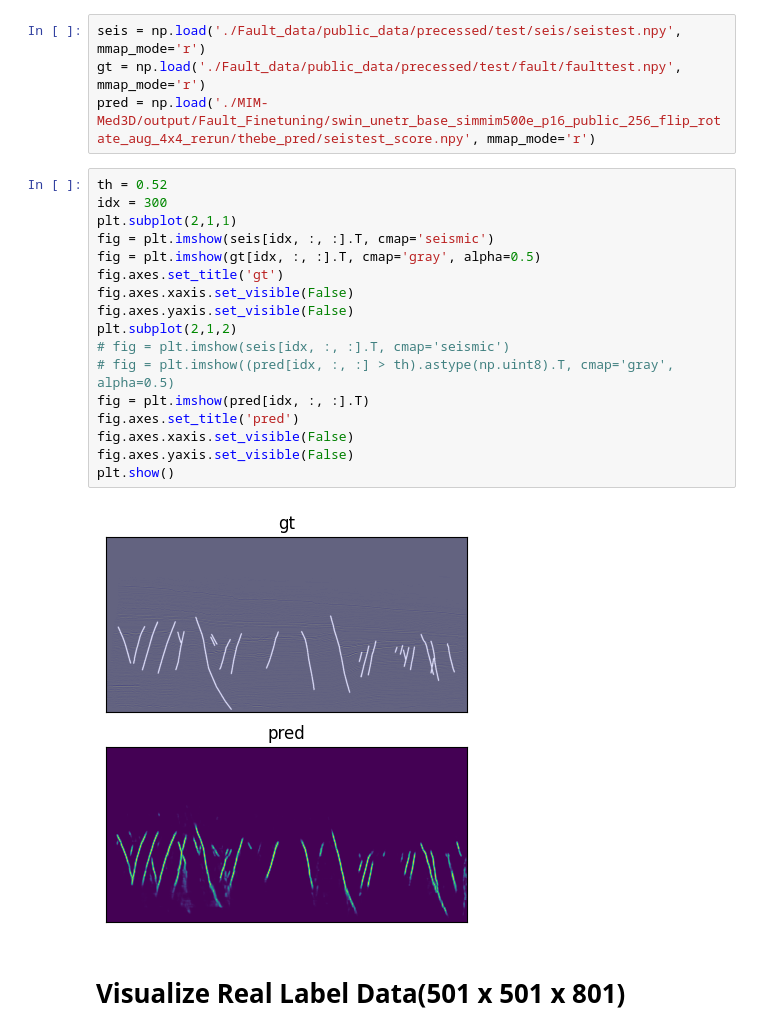
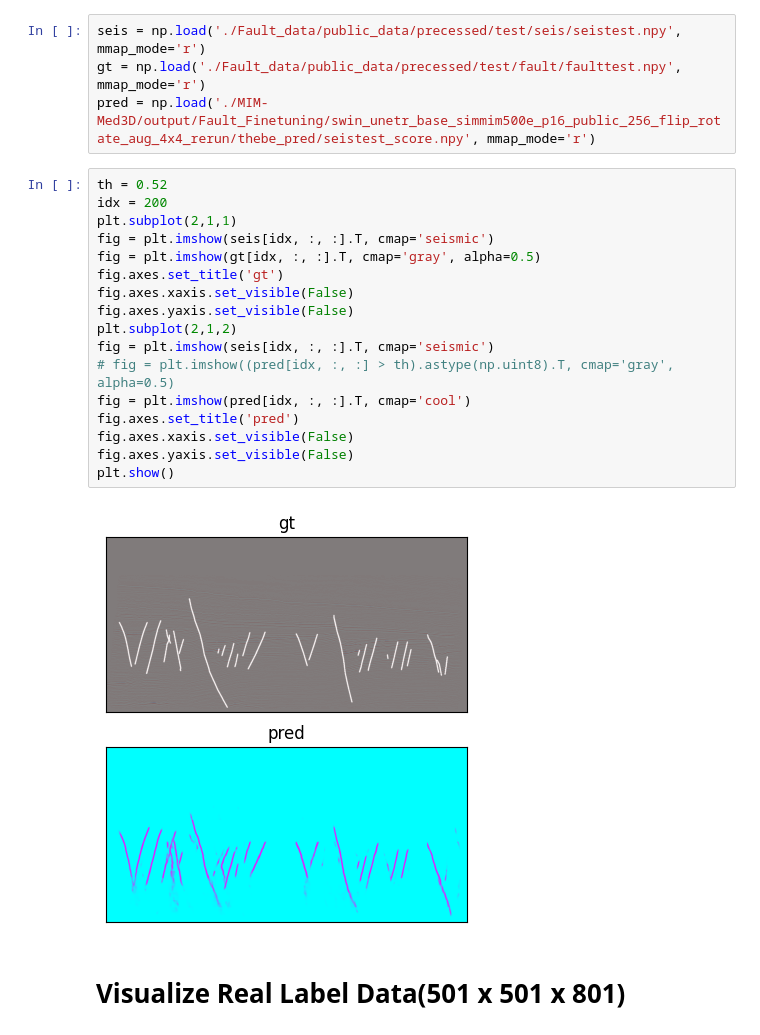
Before and after one commit to zezeze97/Fault_Recong, a Jupyter notebook: visualize.ipynb, the cells around one changed output. Cells and saved outputs as stored; diff of their text form.

```diff
--- a/visualize.ipynb
+++ b/visualize.ipynb
@@ -14,23 +14,23 @@ gt = np.load('./Fault_data/public_data/precessed/test/fault/faulttest.npy', mmap
 pred = np.load('./MIM-Med3D/output/Fault_Finetuning/swin_unetr_base_simmim500e_p16_public_256_flip_rotate_aug_4x4_rerun/thebe_pred/seistest_score.npy', mmap_mode='r')
 # %%
 th = 0.52
-idx = 300
+idx = 200
 plt.subplot(2,1,1)
 fig = plt.imshow(seis[idx, :, :].T, cmap='seismic')
 fig = plt.imshow(gt[idx, :, :].T, cmap='gray', alpha=0.5)
 fig.axes.set_title('gt')
 fig.axes.xaxis.set_visible(False)
 fig.axes.yaxis.set_visible(False)
 plt.subplot(2,1,2)
-# fig = plt.imshow(seis[idx, :, :].T, cmap='seismic')
+fig = plt.imshow(seis[idx, :, :].T, cmap='seismic')
 # fig = plt.imshow((pred[idx, :, :] > th).astype(np.uint8).T, cmap='gray', alpha=0.5)
-fig = plt.imshow(pred[idx, :, :].T)
+fig = plt.imshow(pred[idx, :, :].T, cmap='cool')
 fig.axes.set_title('pred')
 fig.axes.xaxis.set_visible(False)
 fig.axes.yaxis.set_visible(False)
 plt.show()
 # %% [output]
-[figure, old version]
+[figure, new version]
 # %% [markdown]
 # Visualize Real Label Data(501 x 501 x 801)
 # %%
```
Also changed, not shown: 1 other file.
